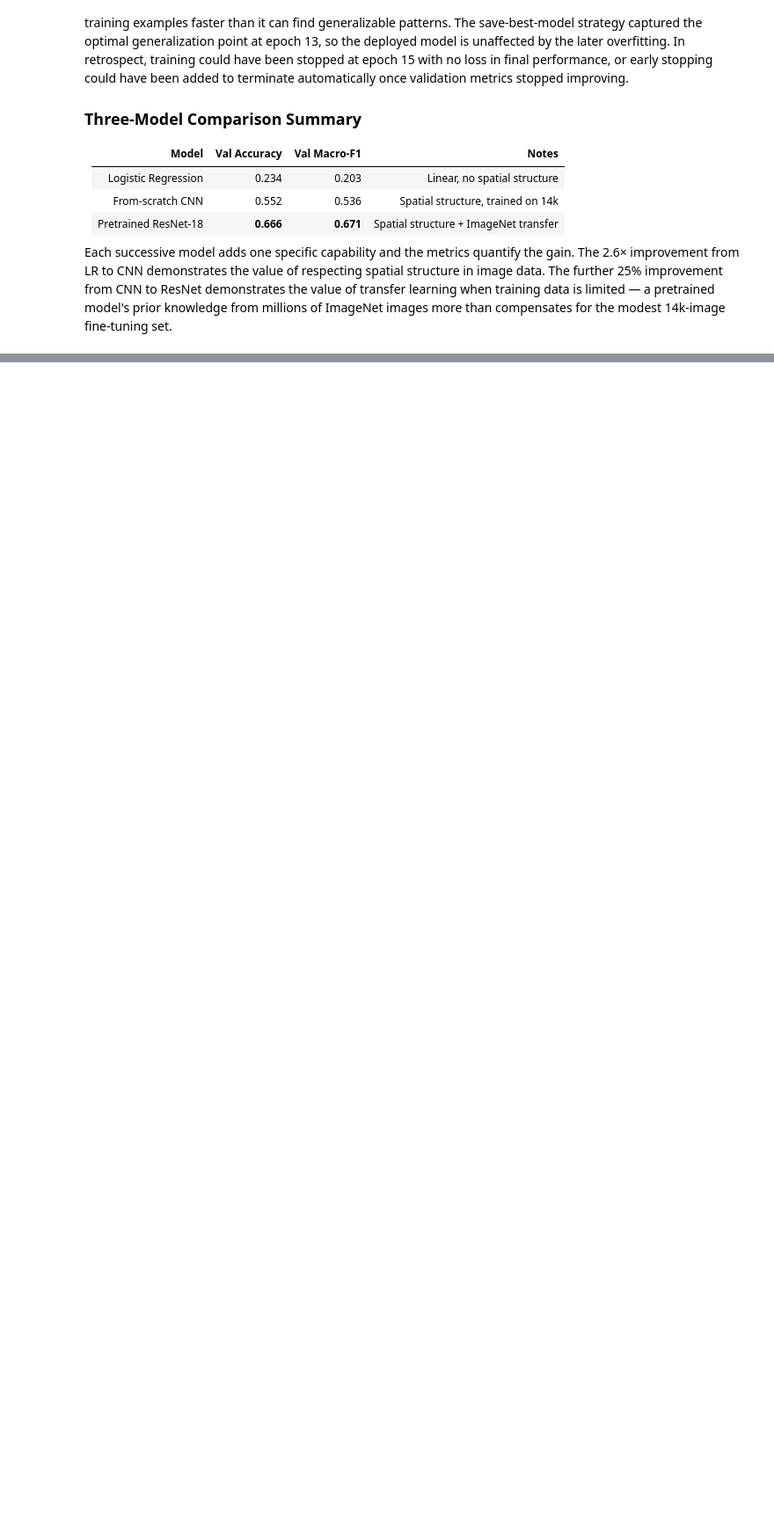
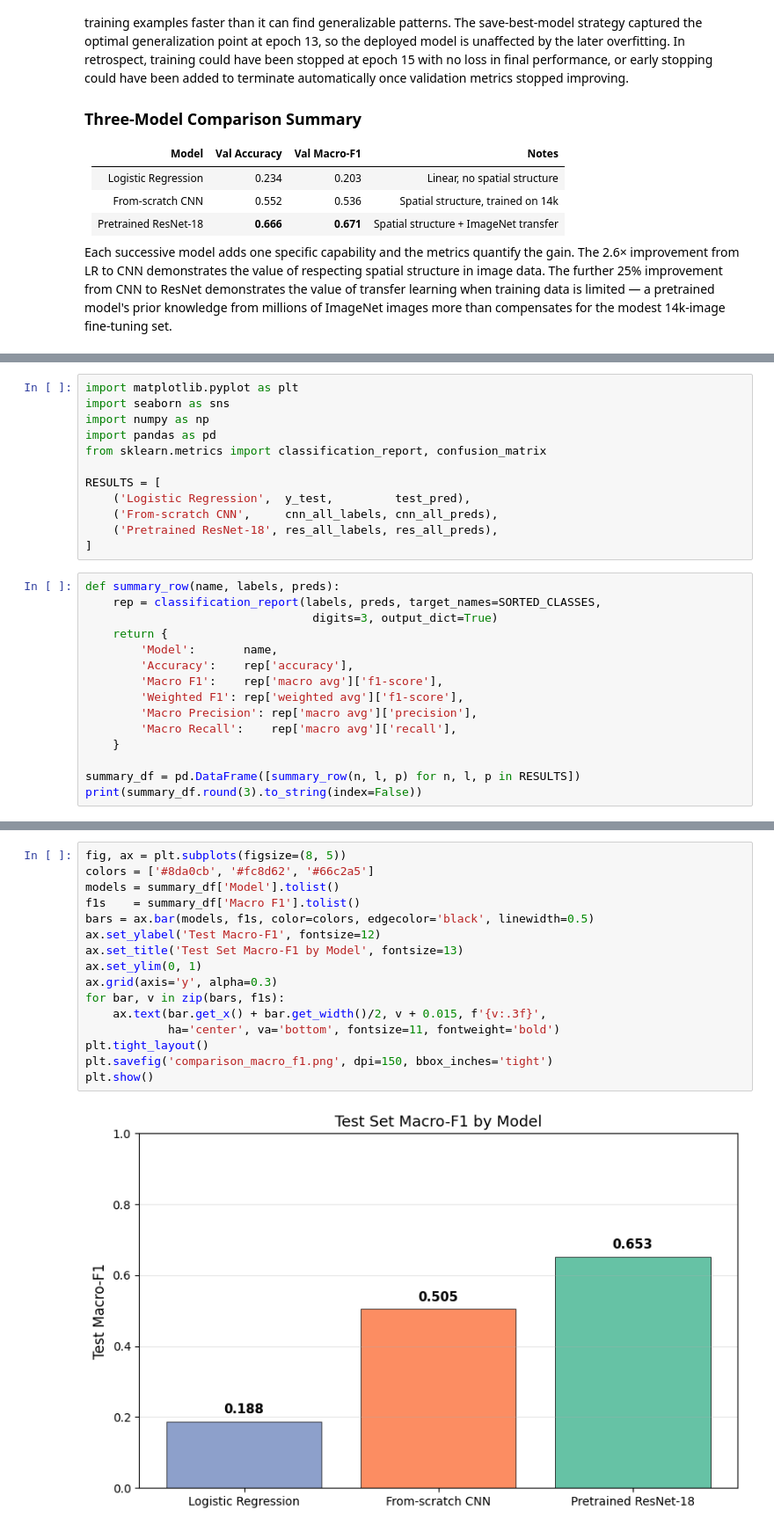
Before and after one commit to OwenLoughery/FMOW-Disaster-Image-Classification, a Jupyter notebook: DisasterClassifier.ipynb, the cells around one changed output, grey strips where cells are left out. Shown at 88% size. Cells and saved outputs as stored; diff of their text form; blank space fills up the shorter version.

Commit message:
finished plus added visuals for report

```diff
--- a/DisasterClassifier.ipynb
+++ b/DisasterClassifier.ipynb
@@ -660,0 +725,27 @@ Each successive model adds one specific capability and the metrics quantify the
+# %%
+import matplotlib.pyplot as plt
+import seaborn as sns
+import numpy as np
+import pandas as pd
+from sklearn.metrics import classification_report, confusion_matrix
+
+RESULTS = [
+    ('Logistic Regression',  y_test,         test_pred),
+    ('From-scratch CNN',     cnn_all_labels, cnn_all_preds),
+    ('Pretrained ResNet-18', res_all_labels, res_all_preds),
+]
+# %%
+def summary_row(name, labels, preds):
+    rep = classification_report(labels, preds, target_names=SORTED_CLASSES,
+                                 digits=3, output_dict=True)
+    return {
+        'Model':       name,
+        'Accuracy':    rep['accuracy'],
+        'Macro F1':    rep['macro avg']['f1-score'],
+        'Weighted F1': rep['weighted avg']['f1-score'],
+        'Macro Precision': rep['macro avg']['precision'],
+        'Macro Recall':    rep['macro avg']['recall'],
+    }
+
+summary_df = pd.DataFrame([summary_row(n, l, p) for n, l, p in RESULTS])
+print(summary_df.round(3).to_string(index=False))
@@ -660,0 +781,18 @@ Each successive model adds one specific capability and the metrics quantify the
+# %%
+fig, ax = plt.subplots(figsize=(8, 5))
+colors = ['#8da0cb', '#fc8d62', '#66c2a5']
+models = summary_df['Model'].tolist()
+f1s    = summary_df['Macro F1'].tolist()
+bars = ax.bar(models, f1s, color=colors, edgecolor='black', linewidth=0.5)
+ax.set_ylabel('Test Macro-F1', fontsize=12)
+ax.set_title('Test Set Macro-F1 by Model', fontsize=13)
+ax.set_ylim(0, 1)
+ax.grid(axis='y', alpha=0.3)
+for bar, v in zip(bars, f1s):
+    ax.text(bar.get_x() + bar.get_width()/2, v + 0.015, f'{v:.3f}',
+            ha='center', va='bottom', fontsize=11, fontweight='bold')
+plt.tight_layout()
+plt.savefig('comparison_macro_f1.png', dpi=150, bbox_inches='tight')
+plt.show()
+# %% [output]
+[figure, added]
```
Also changed, not shown: parts of 6 cells of this notebook, 3 other files.
